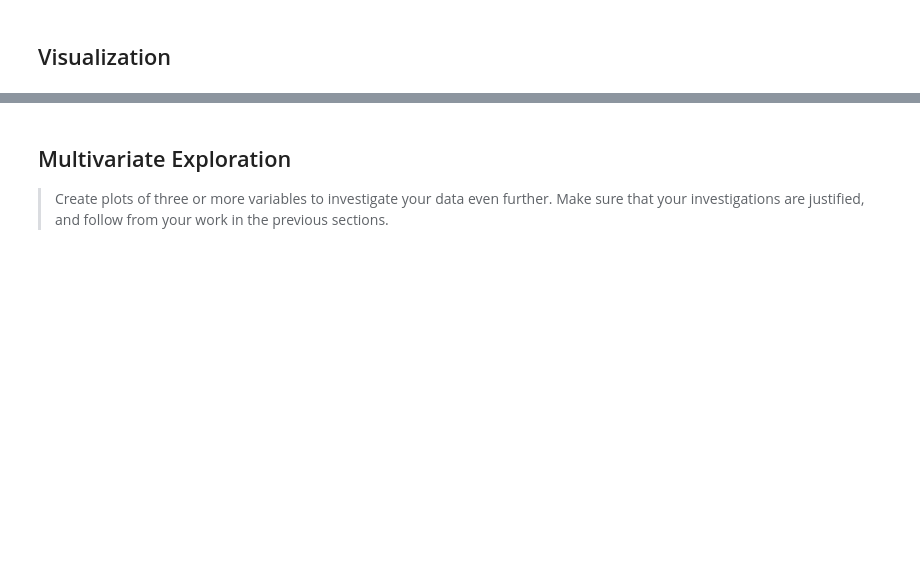
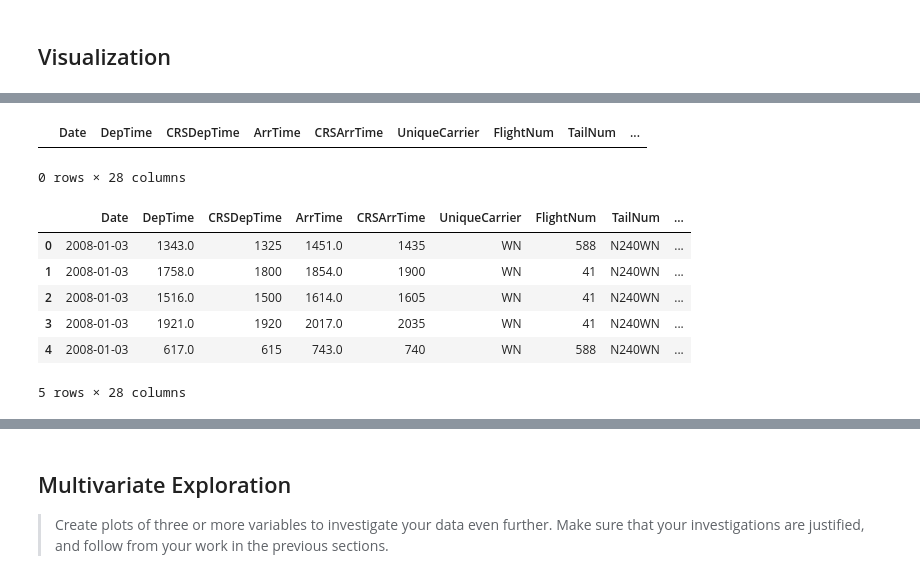
Before and after one commit to ssarrayya/alx-udacity_data-visualization, a Jupyter notebook: Part_I_exploration_template.ipynb, the cells around one changed output, grey strips where cells are left out. Saved outputs shown, nothing was run; the diff lists cells and outputs as text; code cells hidden in the pictures; blank space fills up the shorter version.

```diff
--- a/Part_I_exploration_template.ipynb
+++ b/Part_I_exploration_template.ipynb
@@ -551,0 +609,9 @@ for _ in variables:
+# %%
+# checking for rows with null values
+plane_and_dets[plane_and_dets['issue_date'].isna()]
+# %% [output]
+|  | Date | DepTime | CRSDepTime | ArrTime | CRSArrTime | UniqueCarrier | FlightNum | TailNum | ... |
+0 rows × 28 columns
+# %%
+# dropping those rows
+plane_and_dets = plane_and_dets.dropna(subset=['issue_date'], how='any')
@@ -551,0 +624,10 @@ for _ in variables:
+# %%
+plane_and_dets.head()
+# %% [output]
+|  | Date | DepTime | CRSDepTime | ArrTime | CRSArrTime | UniqueCarrier | FlightNum | TailNum | ... |
+| 0 | 2008-01-03 | 1343.0 | 1325 | 1451.0 | 1435 | WN | 588 | N240WN | ... |
+| 1 | 2008-01-03 | 1758.0 | 1800 | 1854.0 | 1900 | WN | 41 | N240WN | ... |
+| 2 | 2008-01-03 | 1516.0 | 1500 | 1614.0 | 1605 | WN | 41 | N240WN | ... |
+| 3 | 2008-01-03 | 1921.0 | 1920 | 2017.0 | 2035 | WN | 41 | N240WN | ... |
+| 4 | 2008-01-03 | 617.0 | 615 | 743.0 | 740 | WN | 588 | N240WN | ... |
+5 rows × 28 columns
```
Also changed, not shown: parts of 35 cells of this notebook.
